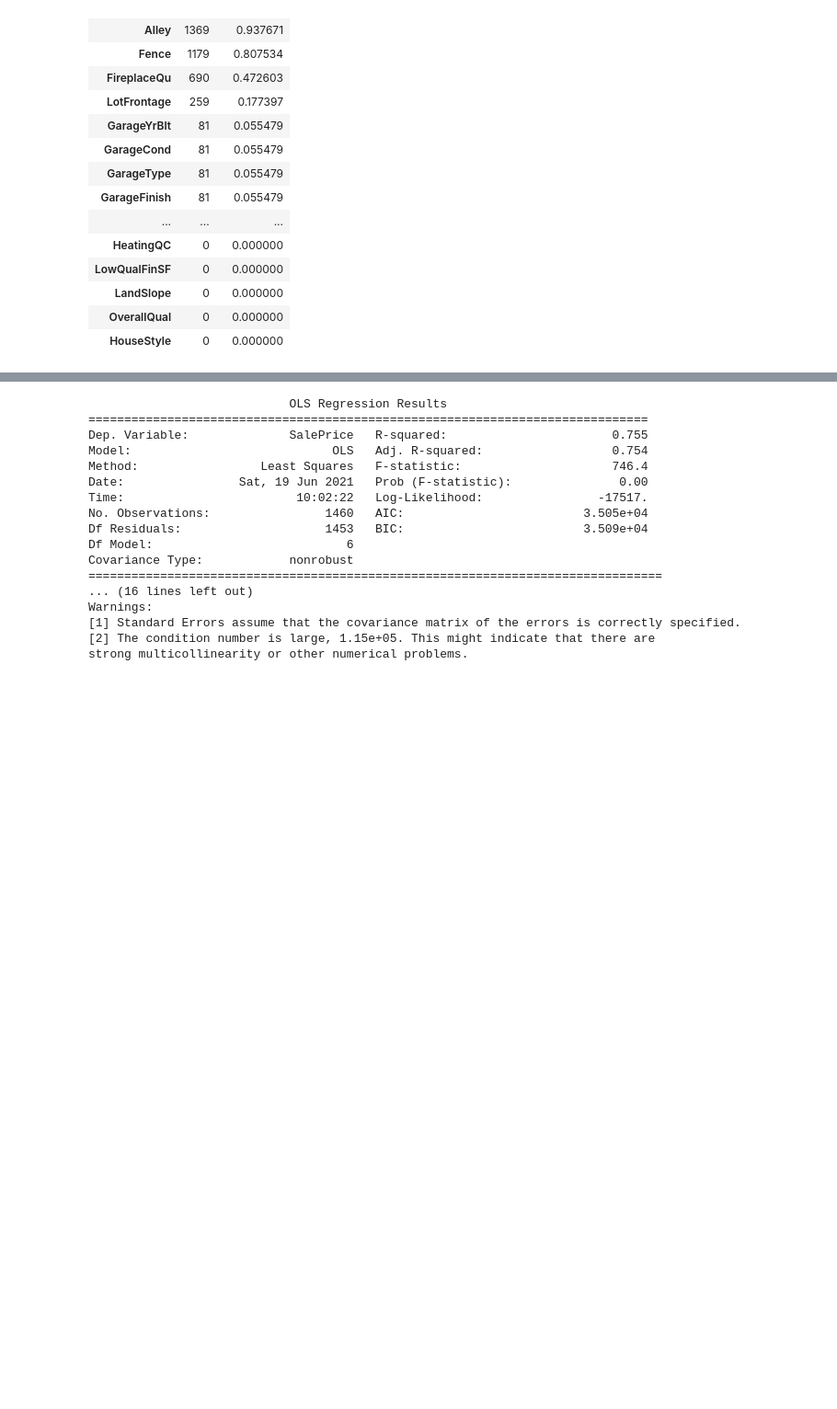
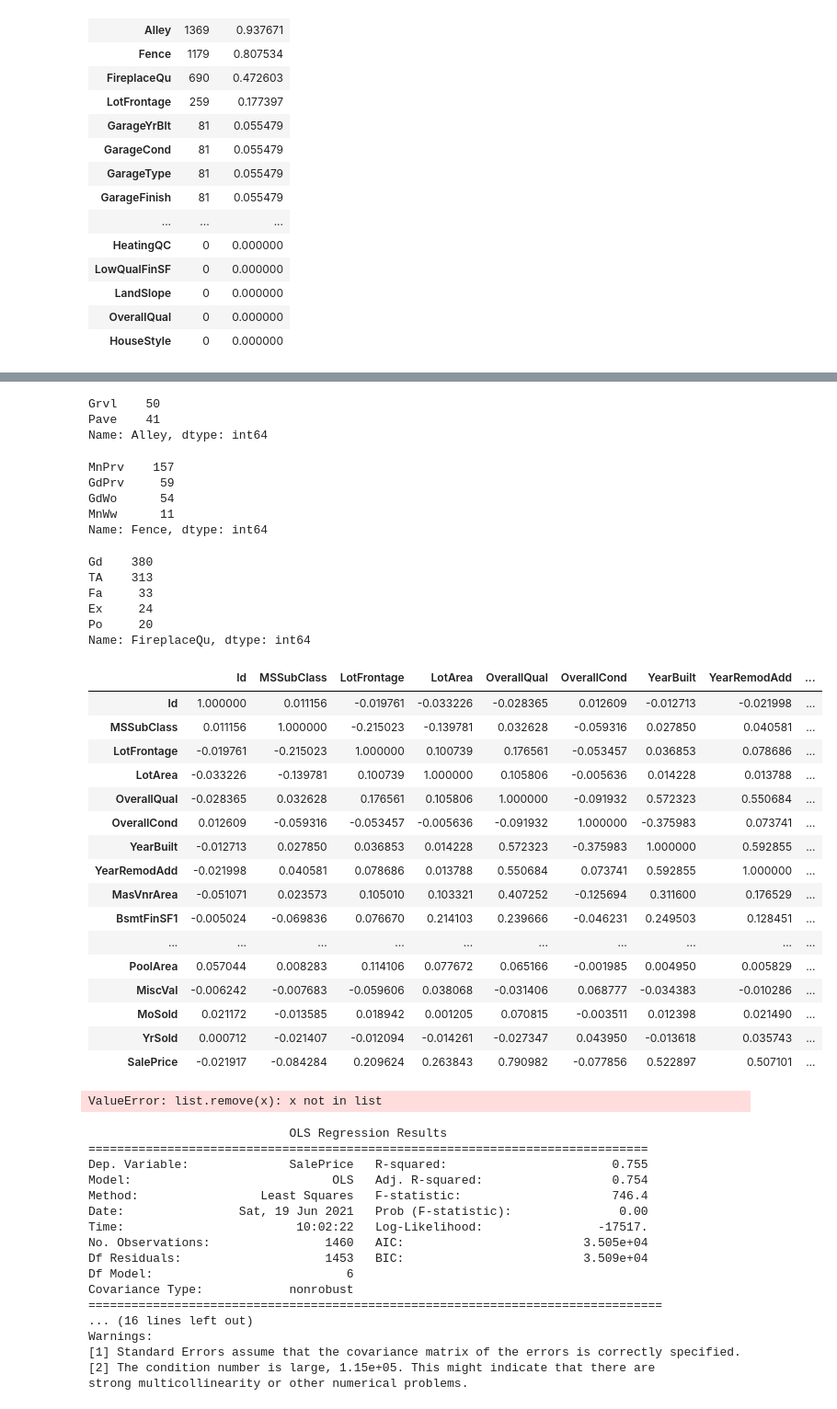
Before and after one commit to sahilmehta1205/Data-Science, a Jupyter notebook: Regression_Analysis/Regression_Technique.ipynb, the cells around one changed output, grey strips where cells are left out. Shown at 92% size. Saved outputs shown, nothing was run; the diff lists cells and outputs as text; code cells hidden in the pictures; blank space fills up the shorter version.

```diff
--- a/Regression_Analysis/Regression_Technique.ipynb
+++ b/Regression_Analysis/Regression_Technique.ipynb
@@ -39,3 +62,54 @@ missing.iloc[:50,:]
+# %%
+train_data['Alley'].value_counts()
+# Missing values % too high. Remove the feature for now. Revisit if required
+# %% [output]
+Grvl    50
+Pave    41
+Name: Alley, dtype: int64
+# %%
+train_data['Fence'].value_counts()
+# Convert to binary. Fence - Yes / No
+# %% [output]
+MnPrv    157
+GdPrv     59
+GdWo      54
+MnWw      11
+Name: Fence, dtype: int64
+# %%
+train_data['FireplaceQu'].value_counts()
+# %% [output]
+Gd    380
+TA    313
+Fa     33
+Ex     24
+Po     20
+Name: FireplaceQu, dtype: int64
+# %%
+quality = {'Po':1,'Fa':2,'TA':3,'Gd':4,'Ex':5}
+# %%
+train_data['FireplaceQu'] = train_data['FireplaceQu'].map(quality)
+train_data.fillna(0,inplace=True)
+# %%
+corr_matrix = train_data.corr().style.background_gradient()
+corr_matrix
+# %% [output]
+|  | Id | MSSubClass | LotFrontage | LotArea | OverallQual | OverallCond | YearBuilt | YearRemodAdd | ... |
+| Id | 1.000000 | 0.011156 | -0.019761 | -0.033226 | -0.028365 | 0.012609 | -0.012713 | -0.021998 | ... |
+| MSSubClass | 0.011156 | 1.000000 | -0.215023 | -0.139781 | 0.032628 | -0.059316 | 0.027850 | 0.040581 | ... |
+| LotFrontage | -0.019761 | -0.215023 | 1.000000 | 0.100739 | 0.176561 | -0.053457 | 0.036853 | 0.078686 | ... |
+| LotArea | -0.033226 | -0.139781 | 0.100739 | 1.000000 | 0.105806 | -0.005636 | 0.014228 | 0.013788 | ... |
+| OverallQual | -0.028365 | 0.032628 | 0.176561 | 0.105806 | 1.000000 | -0.091932 | 0.572323 | 0.550684 | ... |
+| OverallCond | 0.012609 | -0.059316 | -0.053457 | -0.005636 | -0.091932 | 1.000000 | -0.375983 | 0.073741 | ... |
+| YearBuilt | -0.012713 | 0.027850 | 0.036853 | 0.014228 | 0.572323 | -0.375983 | 1.000000 | 0.592855 | ... |
+| YearRemodAdd | -0.021998 | 0.040581 | 0.078686 | 0.013788 | 0.550684 | 0.073741 | 0.592855 | 1.000000 | ... |
+| MasVnrArea | -0.051071 | 0.023573 | 0.105010 | 0.103321 | 0.407252 | -0.125694 | 0.311600 | 0.176529 | ... |
+| BsmtFinSF1 | -0.005024 | -0.069836 | 0.076670 | 0.214103 | 0.239666 | -0.046231 | 0.249503 | 0.128451 | ... |
+| ... | ... | ... | ... | ... | ... | ... | ... | ... | ... |
+| PoolArea | 0.057044 | 0.008283 | 0.114106 | 0.077672 | 0.065166 | -0.001985 | 0.004950 | 0.005829 | ... |
+| MiscVal | -0.006242 | -0.007683 | -0.059606 | 0.038068 | -0.031406 | 0.068777 | -0.034383 | -0.010286 | ... |
+| MoSold | 0.021172 | -0.013585 | 0.018942 | 0.001205 | 0.070815 | -0.003511 | 0.012398 | 0.021490 | ... |
+| YrSold | 0.000712 | -0.021407 | -0.012094 | -0.014261 | -0.027347 | 0.043950 | -0.013618 | 0.035743 | ... |
+| SalePrice | -0.021917 | -0.084284 | 0.209624 | 0.263843 | 0.790982 | -0.077856 | 0.522897 | 0.507101 | ... |
 # %%
 numerical_variables = train_data.dtypes[train_data.dtypes!='object'].index.tolist()
 categorical_variables = [x for x in train_data.columns.tolist() if x not in numerical_variables]
@@ -43,3 +116,8 @@ numerical_variables.remove('Id')
+# %%
+numerical_variables.remove('Id') # ID - Not useful
+categorical_variables.remove('PoolQC') #99.5% missing values
+# %% [output]
+ValueError: list.remove(x): x not in list
 # %%
 formula = 'SalePrice ~ BedroomAbvGr + LotArea + GarageArea + GrLivArea + OverallQual + OverallCond'
 lm = ols(formula, train_data).fit()
```
Also changed, not shown: parts of 7 cells of this notebook, 8 other files.
